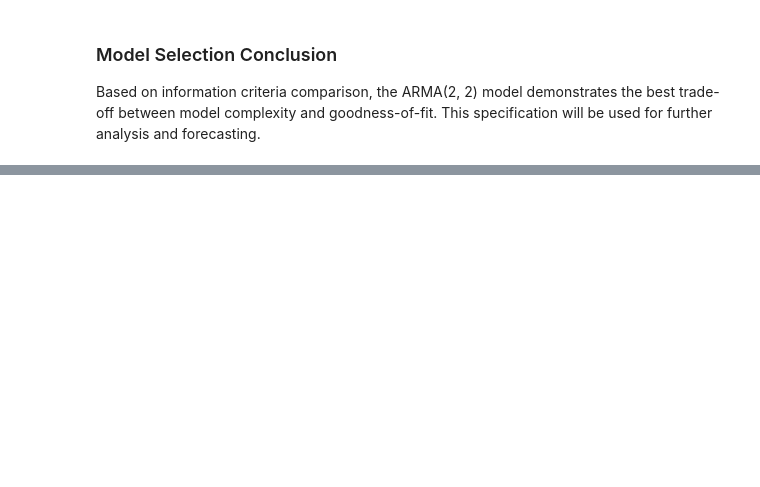
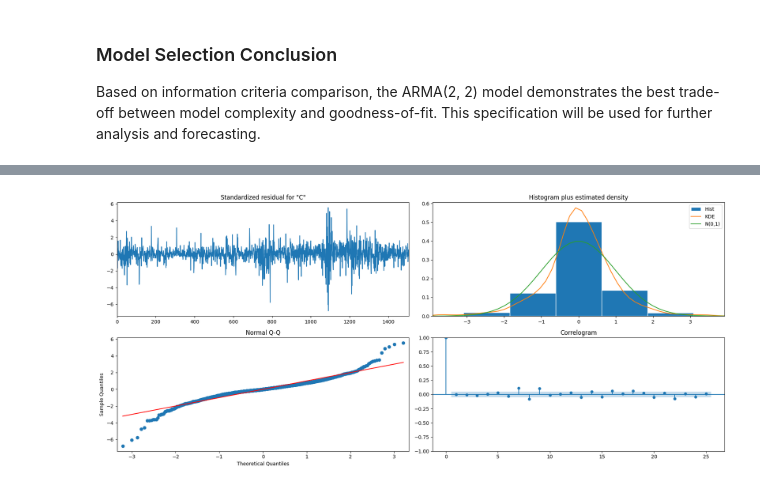
Before and after one commit to nescuderor/Personal_portfolio, a Jupyter notebook: 03_Time_series/01_arma_models.ipynb, the cells around one changed output, grey strips where cells are left out. Saved outputs shown, nothing was run; the diff lists cells and outputs as text; code cells hidden in the pictures; blank space fills up the shorter version.

```diff
--- a/03_Time_series/01_arma_models.ipynb
+++ b/03_Time_series/01_arma_models.ipynb
@@ -730,0 +732,12 @@ Error:
+# %%
+# Refit the selected ARMA(1,1) model on training data for detailed diagnostics
+# This allows us to examine residuals and validate model assumptions
+arma11_train = ARIMA(train_sample, order=(1, 0, 1))
+arma11_train = arma11_train.fit()
+# %%
+# Verification of the residuals
+arma11_train.plot_diagnostics(figsize = (18, 8), lags=25)
+plt.tight_layout()
+plt.show()
+# %% [output]
+[figure, added]
```
Also changed, not shown: parts of 41 cells of this notebook.
